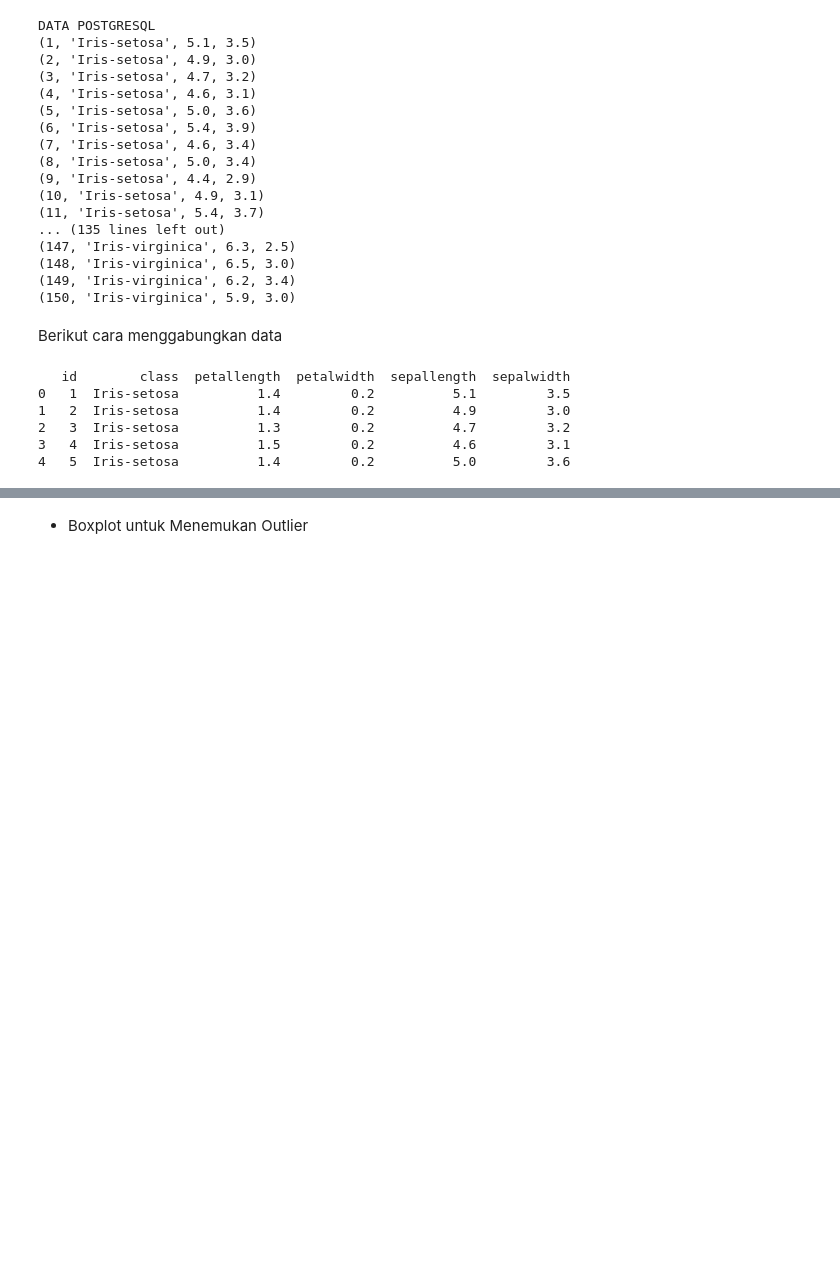
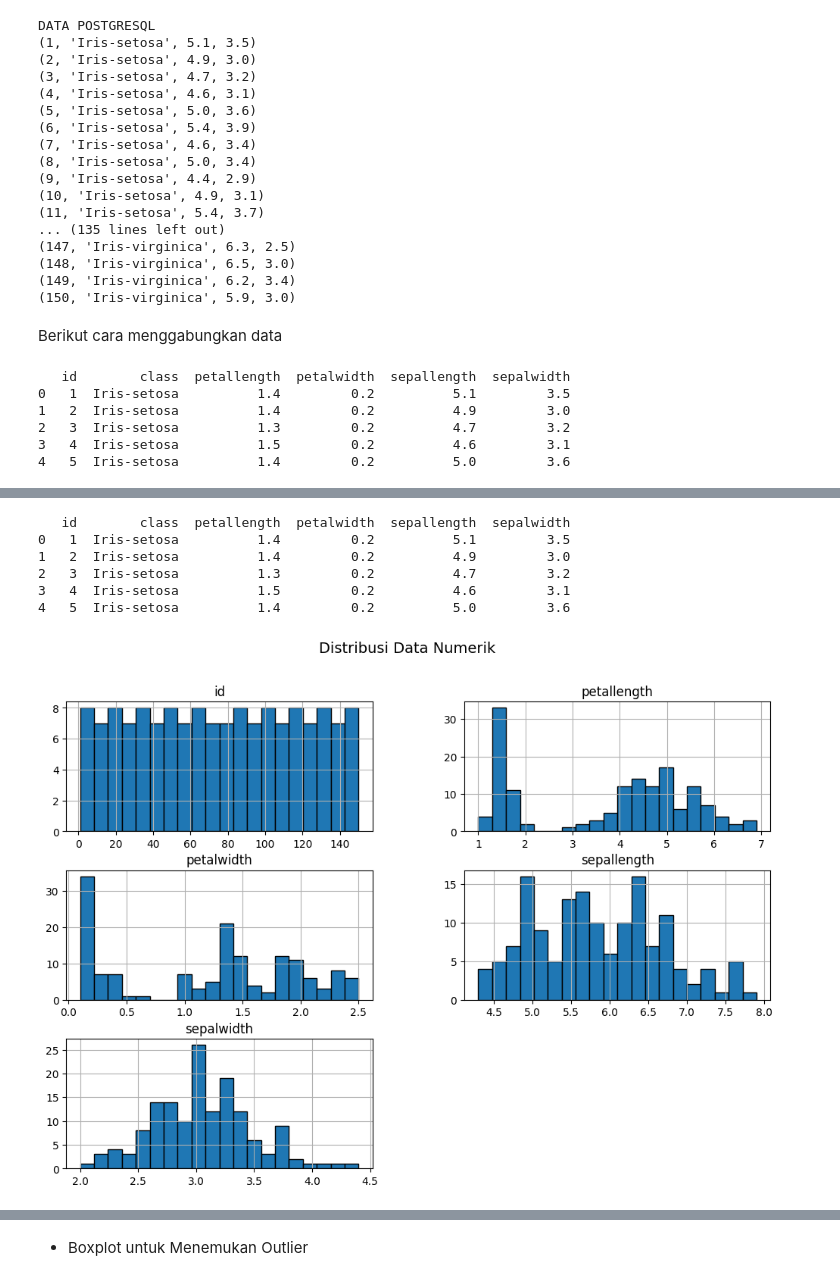
Before and after one commit to AqbilBarakaa/pendata, a Jupyter notebook: pendata/_build/jupyter_execute/Memahami_data.ipynb, the cells around one changed output, grey strips where cells are left out. Saved outputs shown, nothing was run; the diff lists cells and outputs as text; code cells hidden in the pictures; blank space fills up the shorter version.

```diff
--- a/pendata/_build/jupyter_execute/Memahami_data.ipynb
+++ b/pendata/_build/jupyter_execute/Memahami_data.ipynb
@@ -195,0 +204,32 @@ max        7.900000     4.400000      6.900000     2.500000
+# %%
+import pandas as pd
+import matplotlib.pyplot as plt
+import seaborn as sns
+
+# Baca data dari CSV
+df = pd.read_csv("db_gabungan.csv")
+
+# Tampilkan beberapa baris pertama
+print(df.head())
+# %% [output]
+   id        class  petallength  petalwidth  sepallength  sepalwidth
+0   1  Iris-setosa          1.4         0.2          5.1         3.5
+1   2  Iris-setosa          1.4         0.2          4.9         3.0
+2   3  Iris-setosa          1.3         0.2          4.7         3.2
+3   4  Iris-setosa          1.5         0.2          4.6         3.1
+4   5  Iris-setosa          1.4         0.2          5.0         3.6
+# %%
+import pandas as pd
+import matplotlib.pyplot as plt
+import seaborn as sns
+
+# Baca dataset
+file_path = "db_gabungan.csv"  # Pastikan file berada di direktori yang sesuai
+df = pd.read_csv(file_path)
+
+# Histogram: Distribusi data numerik
+df.hist(figsize=(12, 8), bins=20, edgecolor='black')
+plt.suptitle("Distribusi Data Numerik", fontsize=14)
+plt.show()
+# %% [output]
+[figure, added]
```
Also changed, not shown: parts of 15 cells of this notebook, 27 other files.
